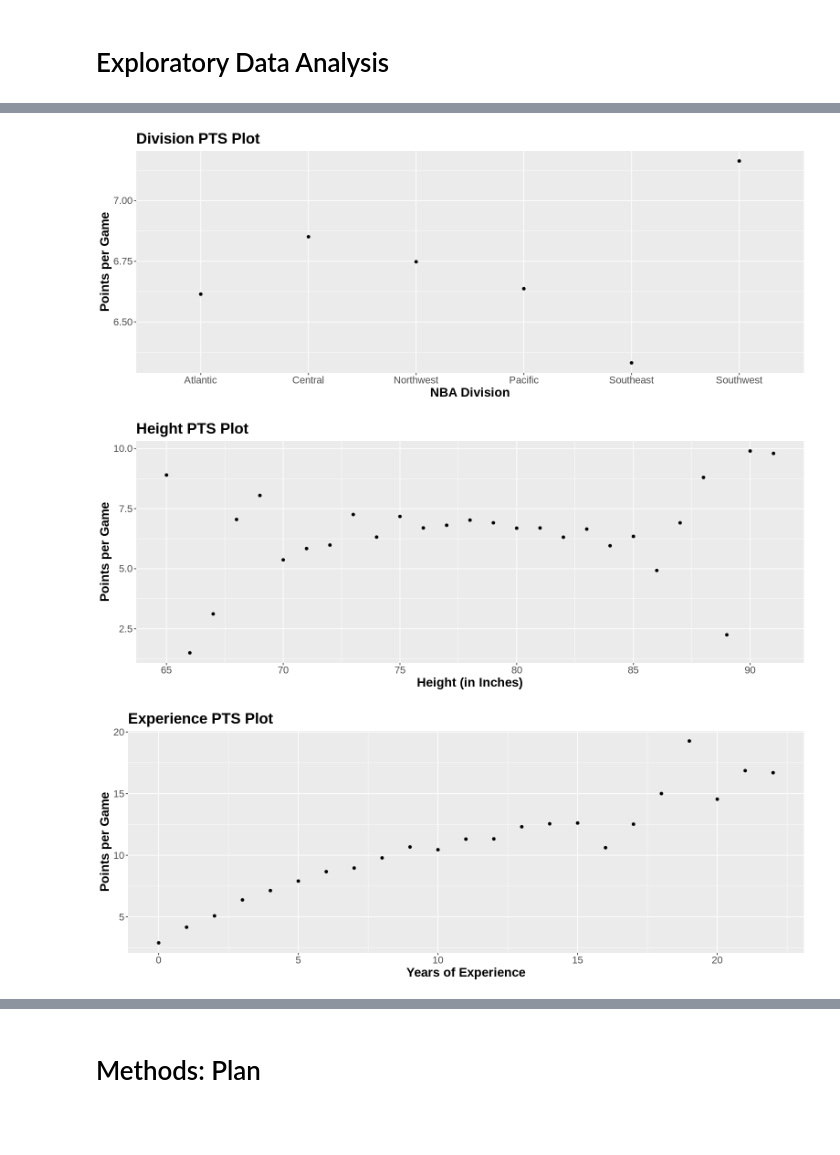
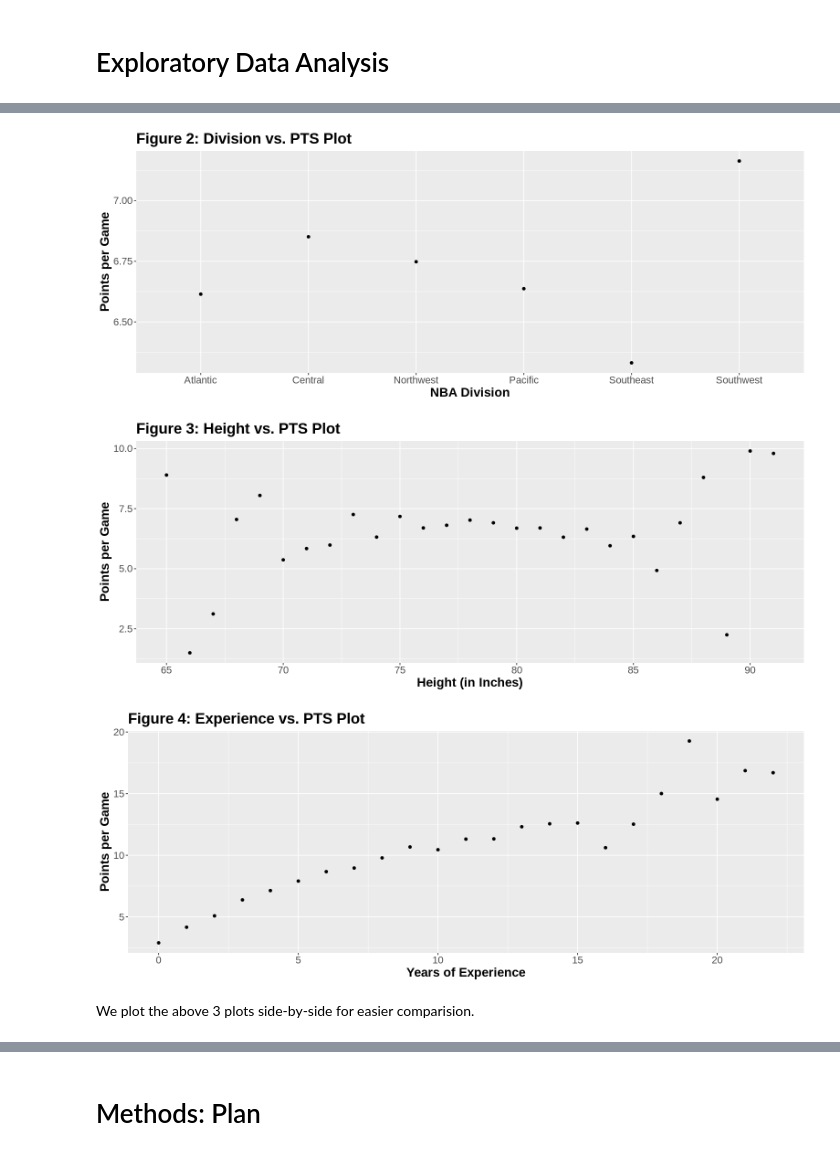
Before and after one commit to a-kong/stat301-project, a Jupyter notebook: proposal.ipynb, the cells around one changed output, grey strips where cells are left out. Cells and saved outputs as stored; diff of their text form; code cells hidden in the pictures; blank space fills up the shorter version.

```diff
--- a/proposal.ipynb
+++ b/proposal.ipynb
@@ -231,23 +156,23 @@ ggpairs(basketball_data)
 # %%
 # Plotting the divisions against their mean points per game
 options(repr.plot.width = 13, repr.plot.height = 5)
 
 bb_division_data <- basketball_data %>%
     group_by(DIVISION) %>%
     summarize(mean_PTS = mean(PTS))
 
 bb_division_plot <- ggplot(bb_division_data, aes(
   x = DIVISION, y = mean_PTS)) +
   geom_point() +
   theme(
     text = element_text(size = 16.5),
     plot.title = element_text(face = "bold"),
     axis.title = element_text(face = "bold")
   ) +
-  labs(x = "NBA Division", y = "Points per Game", title = "Division PTS Plot")
+  labs(x = "NBA Division", y = "Points per Game", title = "Figure 2: Division vs. PTS Plot")
 bb_division_plot
 # %% [output]
-[figure, old version]
+[figure, new version]
 # %%
 # Plotting the heights against their mean points per game
 options(repr.plot.width = 13, repr.plot.height = 5)
@@ -264,10 +189,10 @@ bb_height_plot <- ggplot(bb_height_data, aes(
     plot.title = element_text(face = "bold"),
     axis.title = element_text(face = "bold")
   ) +
-  labs(x = "Height (in Inches)", y = "Points per Game", title = "Height PTS Plot")
+  labs(x = "Height (in Inches)", y = "Points per Game", title = "Figure 3: Height vs. PTS Plot")
 bb_height_plot
 # %% [output]
-[figure, old version]
+[figure, new version]
 # %%
 # Plotting the years of experience against their mean points per game
 options(repr.plot.width = 13, repr.plot.height = 5)
@@ -284,8 +209,10 @@ bb_exp_plot <- ggplot(bb_exp_data, aes(
     plot.title = element_text(face = "bold"),
     axis.title = element_text(face = "bold")
   ) +
-  labs(x = "Years of Experience", y = "Points per Game", title = "Experience PTS Plot")
+  labs(x = "Years of Experience", y = "Points per Game", title = "Figure 4: Experience vs. PTS Plot")
 bb_exp_plot
 # %% [output]
-[figure, old version]
+[figure, new version]
+# %% [markdown]
+We plot the above 3 plots side-by-side for easier comparision.
 # %%
```
Also changed, not shown: parts of 14 cells of this notebook.
